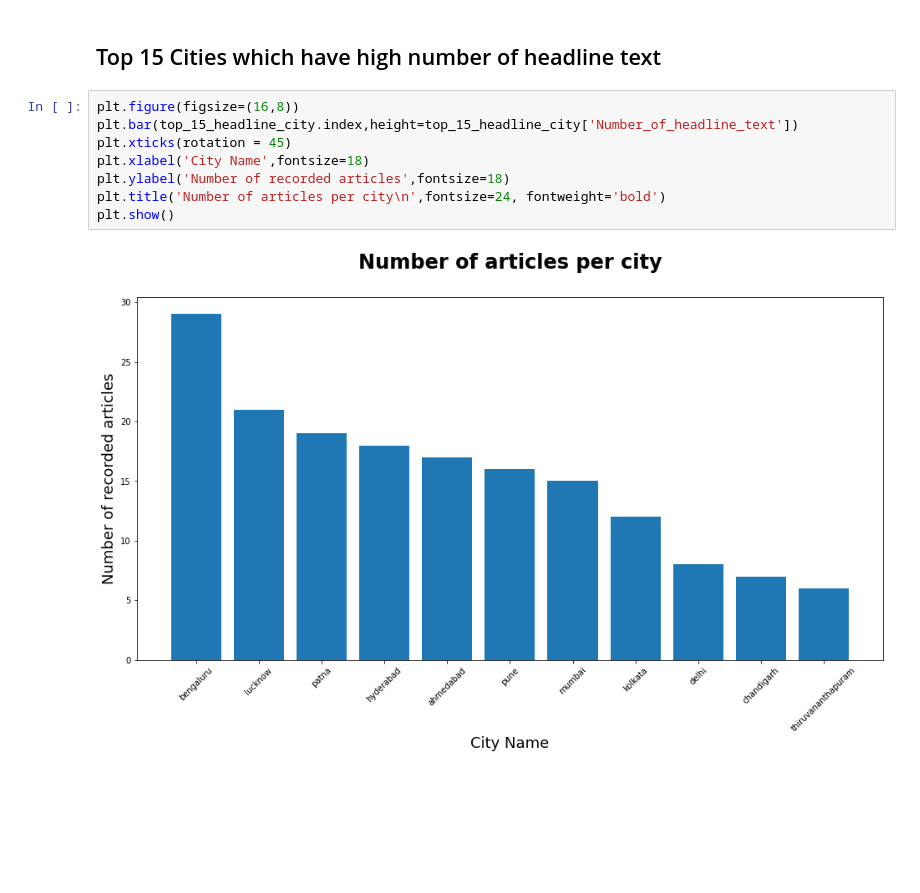
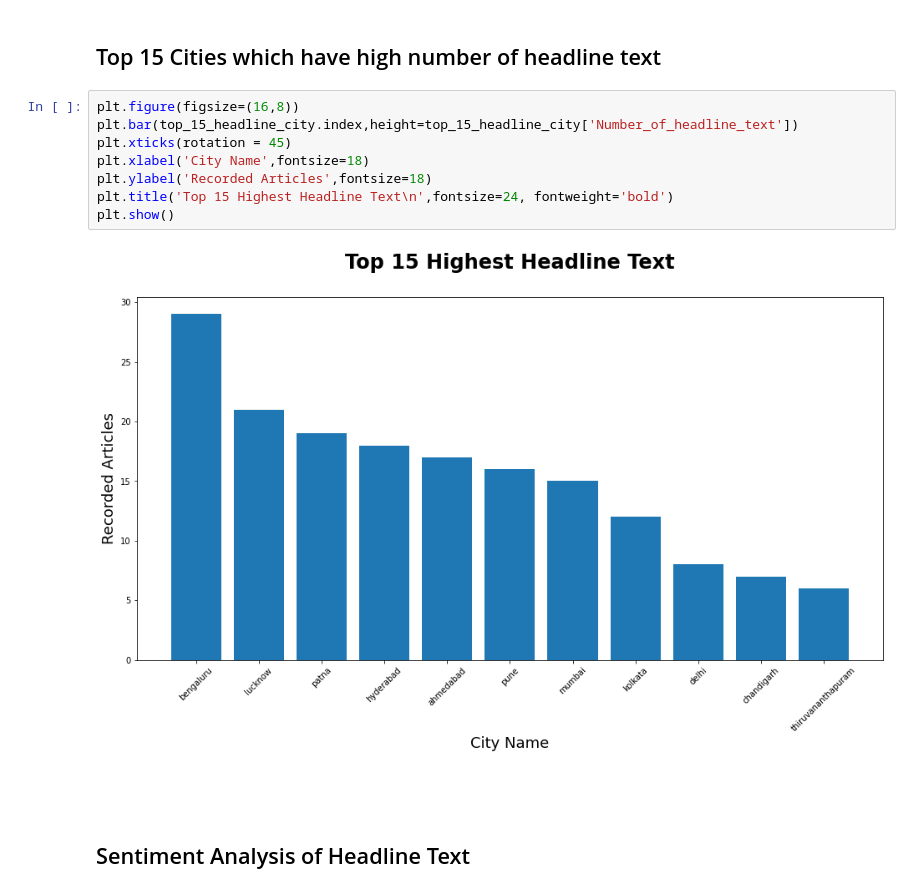
Before and after one commit to Sabyasachi-Seal/StockMarketPrediction, a Jupyter notebook: stockmarketprediction.ipynb, the cells around one changed output. Cells and saved outputs as stored; diff of their text form; blank space fills up the shorter version.

```diff
--- a/stockmarketprediction.ipynb
+++ b/stockmarketprediction.ipynb
@@ -294,10 +294,14 @@ top_15_headline_city
 # %%
 plt.figure(figsize=(16,8))
 plt.bar(top_15_headline_city.index,height=top_15_headline_city['Number_of_headline_text'])
 plt.xticks(rotation = 45)
 plt.xlabel('City Name',fontsize=18)
-plt.ylabel('Number of recorded articles',fontsize=18)
-plt.title('Number of articles per city\n',fontsize=24, fontweight='bold')
+plt.ylabel('Recorded Articles',fontsize=18)
+plt.title('Top 15 Highest Headline Text\n',fontsize=24, fontweight='bold')
 plt.show()
 # %% [output]
-[figure, old version]
+[figure, new version]
+# %% [markdown]
+<h2></h2>
+# %% [markdown]
+## Sentiment Analysis of Headline Text
```
Also changed, not shown: parts of 6 cells of this notebook.
